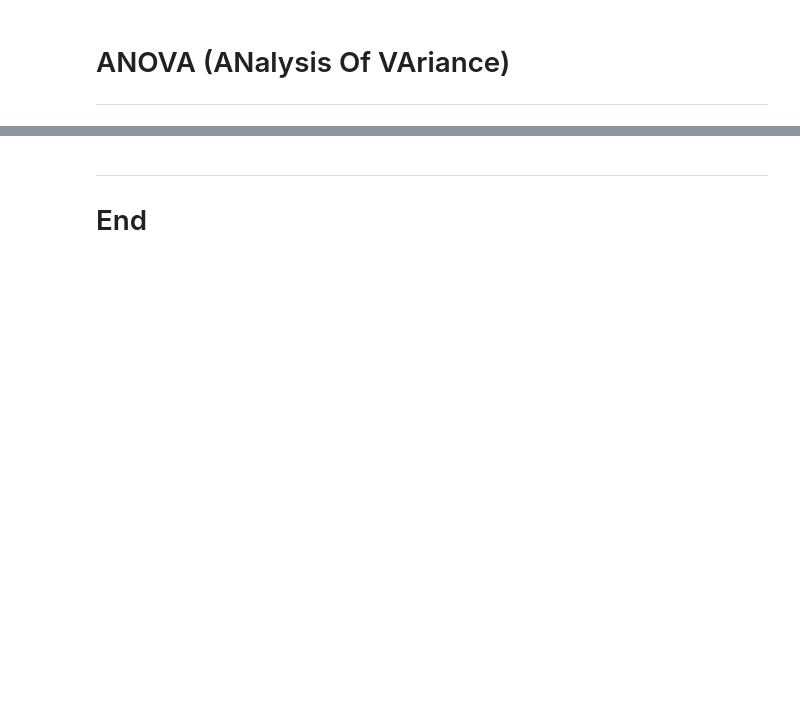
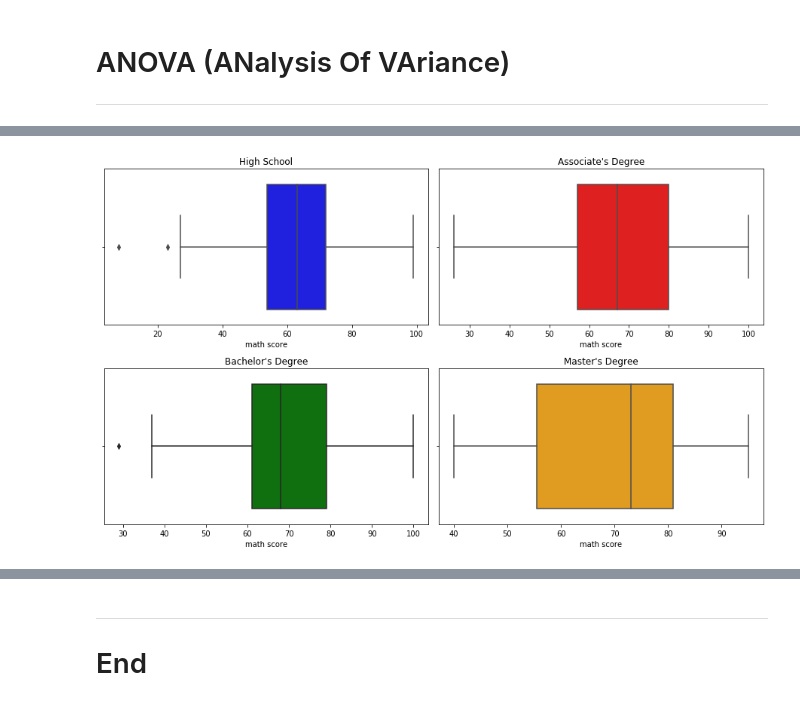
Before and after one commit to colmhiggs11/Machine_Learning_21_CH, a Jupyter notebook: Scipy_Stats.ipynb, the cells around one changed output, grey strips where cells are left out. Saved outputs shown, nothing was run; the diff lists cells and outputs as text; code cells hidden in the pictures; blank space fills up the shorter version.

```diff
--- a/Scipy_Stats.ipynb
+++ b/Scipy_Stats.ipynb
@@ -116,0 +239,17 @@ gaussian_gen(name='gaussian')
+# %%
+fig, ax = plt.subplots(2, 2, figsize=(12.5, 7.5))
+
+ax1 =sns.boxplot(df_HS["math score"],ax=ax[0, 0],color="b")
+ax2 =sns.boxplot(df_AD["math score"],ax=ax[0, 1],color="r")
+ax3 = sns.boxplot(df_BD["math score"],ax=ax[1, 0],color="g")
+ax4 = sns.boxplot(df_MD["math score"],ax=ax[1, 1],color="orange")
+
+ax1.title.set_text('High School')
+ax2.title.set_text('Associate\'s Degree')
+ax3.title.set_text('Bachelor\'s Degree')
+ax4.title.set_text('Master\'s Degree')
+plt.tight_layout()
+
+df_list = [df_HS, df_AD, df_BD, df_MD]
+# %% [output]
+[figure, added]
```
Also changed, not shown: parts of 34 cells of this notebook, 3 other files.
